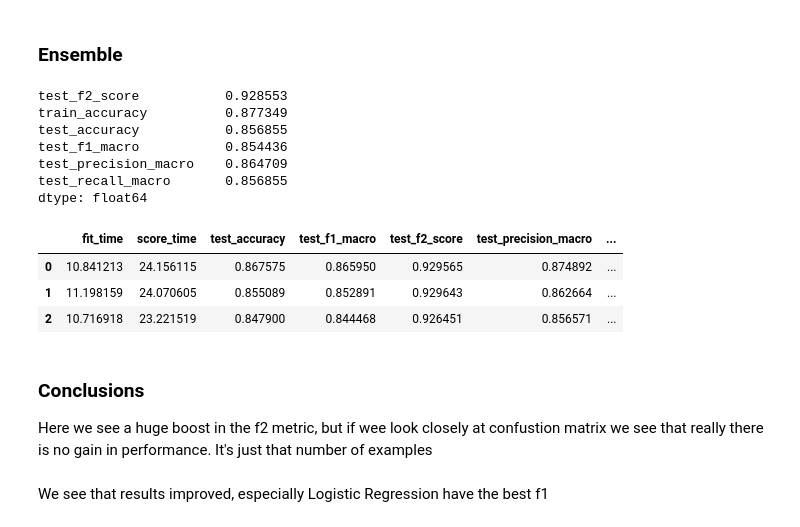
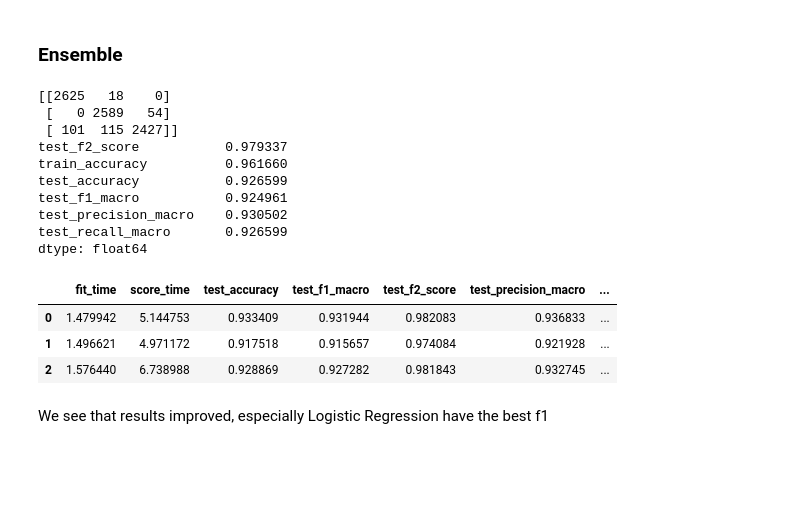
Before and after one commit to sudodoki/prj-nlp, a Jupyter notebook: students/SerhiiNechyporchuk/homework/05-bag-of-words/Homework05.ipynb, the cells around one changed output. Cells and saved outputs as stored; diff of their text form; code cells hidden in the pictures; blank space fills up the shorter version.

```diff
--- a/students/SerhiiNechyporchuk/homework/05-bag-of-words/Homework05.ipynb
+++ b/students/SerhiiNechyporchuk/homework/05-bag-of-words/Homework05.ipynb
@@ -1,5 +1,6 @@
 # %%
 %matplotlib inline
+import ast
 import pandas as pd
 import numpy as np
 import matplotlib.pyplot as plt
@@ -7,11 +8,12 @@ import json
 from langdetect import detect
 import langdetect
 from sklearn.model_selection import train_test_split,cross_validate, GridSearchCV
-from sklearn.pipeline import Pipeline
+from sklearn.pipeline import Pipeline, FeatureUnion
 from sklearn.feature_extraction.text import CountVectorizer, TfidfVectorizer
+from sklearn.feature_extraction import DictVectorizer
 from sklearn.metrics import accuracy_score, precision_score, recall_score, f1_score, confusion_matrix
 from sklearn.naive_bayes import MultinomialNB
-from sklearn.base import BaseEstimator, ClassifierMixin
+from sklearn.base import BaseEstimator, ClassifierMixin, TransformerMixin
 from sklearn.preprocessing import FunctionTransformer
 import en_core_web_lg
 from tqdm import tqdm_pandas, tqdm_notebook
@@ -19,7 +21,7 @@ import tokenize_uk
 import warnings
 
 warnings.filterwarnings(action='ignore')
-pd.set_option('display.max_colwidth', 100)
+pd.set_option('display.max_colwidth', 400)
 # %%
 nlp = en_core_web_lg.load()
 # %% [markdown]
@@ -127,7 +125,9 @@ df_ws.head()
 #train.to_csv('train.phones.csv', index=False)
 #test.to_csv('test.phones.csv', index=False)
 train = pd.read_csv('train.phones.csv.gz', compression='gzip')
+train = train.assign(review_dict = train['review'].apply(ast.literal_eval))
 test = pd.read_csv('test.phones.csv.gz', compression='gzip')
+test = test.assign(review_dict = test['review'].apply(ast.literal_eval))
 # %% [markdown]
 Load ukranian stemmer (borrowed from https://github.com/Amice13/ukr_stemmer)
 # %%
@@ -176,9 +170,8 @@ from sklearn.metrics import fbeta_score, make_scorer
 
 f2_score = make_scorer(fbeta_score, beta=2, labels=[0], average=None)
 
-def print_metrics(cls, train):
-    scores = cross_validate(cls, train['review_doc'],
-                            y=train['score'],
+def print_metrics(cls, X, y):
+    scores = cross_validate(cls, X, y=y,
                             scoring={'f2_score': f2_score,
                                      'f1_macro': 'f1_macro',
                                      'accuracy': 'accuracy',
@@ -189,7 +182,7 @@ def print_metrics(cls, train):
 
 
     df = pd.DataFrame(scores)
-    print(confusion_matrix(train['score'], cls.predict(train['review_doc'])))
+    print(confusion_matrix(y, cls.predict(X)))
 #    print(confusion_matrix(train['score']))
     print(df[['test_f2_score', 'train_accuracy', 'test_accuracy', 'test_f1_macro', 'test_precision_macro', 'test_recall_macro']].mean())
     return df
@@ -369,6 +362,7 @@ for cat in range(3):
     diff = max_count - len(train2_cat)
     addition.append(train2_cat.sample(n=diff, replace=True))
 train2 = train2.append(addition, ignore_index=True).reset_index()
+train2 = train2.sample(len(train2))
 train2['score'].value_counts().plot('bar')
 # %% [output]
 <matplotlib.axes._subplots.AxesSubplot at 0x...>
@@ -440,24 +440,24 @@ dtype: float64
 # %%
 from sklearn.ensemble import VotingClassifier
 
-vcl = VotingClassifier([('svc', svm_p),('tonal', tonal_p), ('lr', lr_p)])
+vcl = VotingClassifier([('nb', nb_p),('tonal', tonal_p), ('lr', lr_p)])
 vcl.fit(train2['review_doc'], train2['score'])
-print_metrics(vcl, train2)
+print_metrics(vcl, train2['review_doc'], train2['score'])
 # %% [output]
-test_f2_score           0.928553
-train_accuracy          0.877349
-test_accuracy           0.856855
-test_f1_macro           0.854436
-test_precision_macro    0.864709
-test_recall_macro       0.856855
+[[2625   18    0]
+ [   0 2589   54]
+ [ 101  115 2427]]
+test_f2_score           0.979337
+train_accuracy          0.961660
+test_accuracy           0.926599
+test_f1_macro           0.924961
+test_precision_macro    0.930502
+test_recall_macro       0.926599
 dtype: float64
 |  | fit_time | score_time | test_accuracy | test_f1_macro | test_f2_score | test_precision_macro | ... |
-| 0 | 10.841213 | 24.156115 | 0.867575 | 0.865950 | 0.929565 | 0.874892 | ... |
-| 1 | 11.198159 | 24.070605 | 0.855089 | 0.852891 | 0.929643 | 0.862664 | ... |
-| 2 | 10.716918 | 23.221519 | 0.847900 | 0.844468 | 0.926451 | 0.856571 | ... |
+| 0 | 1.479942 | 5.144753 | 0.933409 | 0.931944 | 0.982083 | 0.936833 | ... |
+| 1 | 1.496621 | 4.971172 | 0.917518 | 0.915657 | 0.974084 | 0.921928 | ... |
+| 2 | 1.576440 | 6.738988 | 0.928869 | 0.927282 | 0.981843 | 0.932745 | ... |
-# %% [markdown]
-### Conclusions
-Here we see a huge boost in the f2 metric, but if wee look closely at confustion matrix we see that really there is no gain in performance. It's just that number of examples
 # %% [markdown]
 We see that results improved, especially Logistic Regression have the best f1
 # %% [markdown]
```
Also changed, not shown: parts of 30 cells of this notebook, 5 other files.
